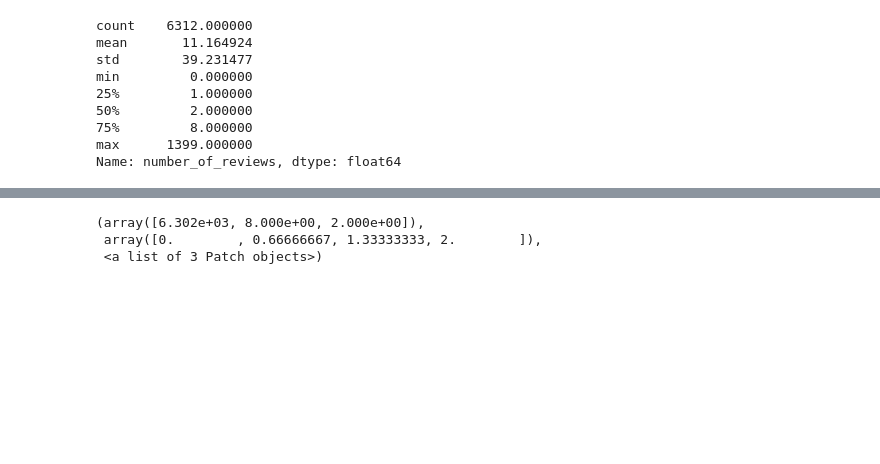
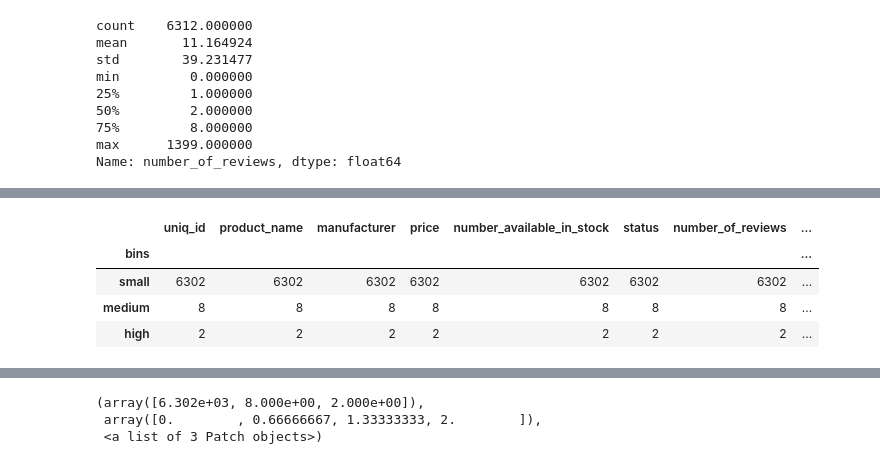
Before and after one commit to sekharmm/mandava_IT533, a Jupyter notebook: week2_lab.ipynb, the cells around one changed output, grey strips where cells are left out. Drawn from its saved outputs; the diff is of its cells as text; code cells hidden in the pictures; blank space fills up the shorter version.

```diff
--- a/week2_lab.ipynb
+++ b/week2_lab.ipynb
@@ -6,3 +6,11 @@ import pandas as pd
 import matplotlib.pyplot as plt
 amazon = pd.read_csv("https://raw.githubusercontent.com/sekharmm/mandava_IT533/main/amazon_toy_sample_clean.csv", encoding="ISO-8859-1") # use your own GitHub link here
 amazon.dropna(inplace=True)
+# %%
+cat_num=amazon.amazon_category_and_sub_category # Creating a new attribute and populating it with the contents of the attribute that we want to transform.
+amazon['cat_num'] = cat_num
+amazon.dtypes[['amazon_category_and_sub_category','cat_num']]
+amazon['cat_num']= amazon['cat_num'].astype('category') # Here, we convert the curr_num values to categorical (to obtain the index numbers)
+amazon['cat_num']= amazon['cat_num'].cat.codes # Now we replace the categories with their index numbers, i.e. the category codes
+amazon.dtypes[['amazon_category_and_sub_category','cat_num']] # Let's see what the datatypes look like now
+amazon[['amazon_category_and_sub_category','cat_num']]
@@ -160,6 +182,6 @@ min         0.000000
 max      1399.000000
 Name: number_of_reviews, dtype: float64
 # %%
-bins = np.linspace(amazon.number_of_reviews.min(),amazon.number_of_reviews.max(),4)
+bins = np.linspace(amazon.number_of_reviews.min(),amazon.number_of_reviews.max(),7)
 bins
 # %% [output]
@@ -172,3 +201,11 @@ amazon3['bins'] = pd.cut(amazon3['number_of_reviews'], bins=bins, labels=labels,
+# %%
+amazon3.groupby(['bins']).count()
+# %% [output]
+|  | uniq_id | product_name | manufacturer | price | number_available_in_stock | status | number_of_reviews | ... |
+| bins |  |  |  |  |  |  |  | ... |
+| small | 6302 | 6302 | 6302 | 6302 | 6302 | 6302 | 6302 | ... |
+| medium | 8 | 8 | 8 | 8 | 8 | 8 | 8 | ... |
+| high | 2 | 2 | 2 | 2 | 2 | 2 | 2 | ... |
 # %%
 amazon3.head()
 # %% [output]
```
Also changed, not shown: parts of 10 cells of this notebook.
